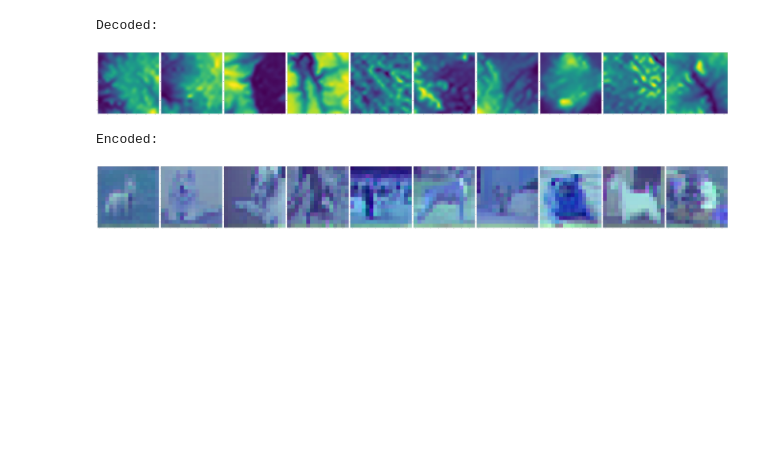
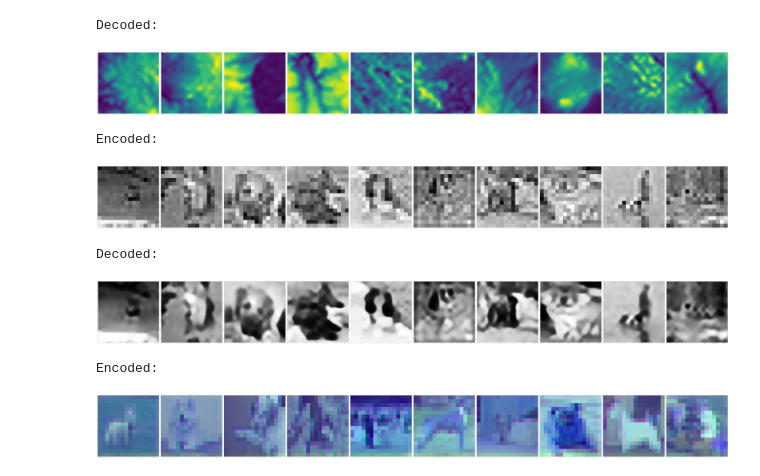
Before and after one commit to hayden-donnelly/ml-notebooks, a Jupyter notebook: latent_diffusion.ipynb, the cells around one changed output. Cells and saved outputs as stored; diff of their text form; code cells hidden in the pictures; blank space fills up the shorter version.

Commit message:
Changed beta to tf variable and trained on grayscale dogs.

```diff
--- a/latent_diffusion.ipynb
+++ b/latent_diffusion.ipynb
@@ -166,21 +163,23 @@ class Sampling(layers.Layer):
         z_mean, z_log_var = inputs
         epsilon = tf.keras.backend.random_normal(shape=(z_mean.shape[1], z_mean.shape[2], channels))
         return z_mean + tf.exp(0.5 * z_log_var) * epsilon
-# %%
-class BetaScheduler(keras.callbacks.Callback):
-    def on_train_batch_begin(self, batch, logs=None):
-        if(self.model.beta_schedule_step == self.model.beta_period):
-            self.model.beta = 0
-            self.model.beta_schedule_step = 0
-        if self.model.beta < 1:
-            self.model.beta = self.model.beta_slope * self.model.beta_schedule_step
-        else:
-            self.model.beta = 1.0
-
-    def on_train_batch_end(self, batch, logs=None):
-        print(self.model.beta)
-        self.model.beta_schedule_step += 1
-        return
+# %%
+class BetaScheduler(keras.callbacks.Callback):
+    def on_train_batch_end(self, batch, logs=None):
+        if(self.model.beta_schedule_step == self.model.beta_period):
+            self.model.beta.assign(0.0)
+            self.model.beta_schedule_step = 0
+        if self.model.beta < 1.0:
+            self.model.beta.assign(self.model.beta_slope * self.model.beta_schedule_step)
+        else:
+            self.model.beta.assign(1.0)
+
+        self.model.beta_schedule_step += 1
+        return
+
+    def on_epoch_end(self, epoch, logs=None):
+        print(' - beta:', self.model.beta)
+        return
 # %%
 class VAE(keras.Model):
     def __init__(self, widths, beta_slope, beta_period, encoder=None, decoder=None):
@@ -205,7 +204,7 @@ class VAE(keras.Model):
         self.kl_loss_tracker = keras.metrics.Mean(name="kl_loss")
 
         self.beta_schedule_step = 0
-        self.beta = 0
+        self.beta = tf.Variable(0.0)
         self.beta_slope = beta_slope
         self.beta_period = beta_period
 
@@ -304,6 +336,21 @@ Encoded:
 [figure]
 Decoded:
 [figure]
+# %%
+print('Encoded:')
+encoded_display = encoded_images[0:10].numpy()
+encoded_display -= np.min(encoded_display)
+encoded_display /= np.max(encoded_display)
+plot_images(encoded_display)
+
+print('Decoded:')
+decoded_images = vae.decode(encoded_images[0 : 10])
+plot_images(decoded_images.numpy())
+# %% [output]
+Encoded:
+[figure, added]
+Decoded:
+[figure, added]
 # %%
 print('Encoded:')
 encoded_display = encoded_images[0:10].numpy()
```
Also changed, not shown: parts of 9 cells of this notebook.
